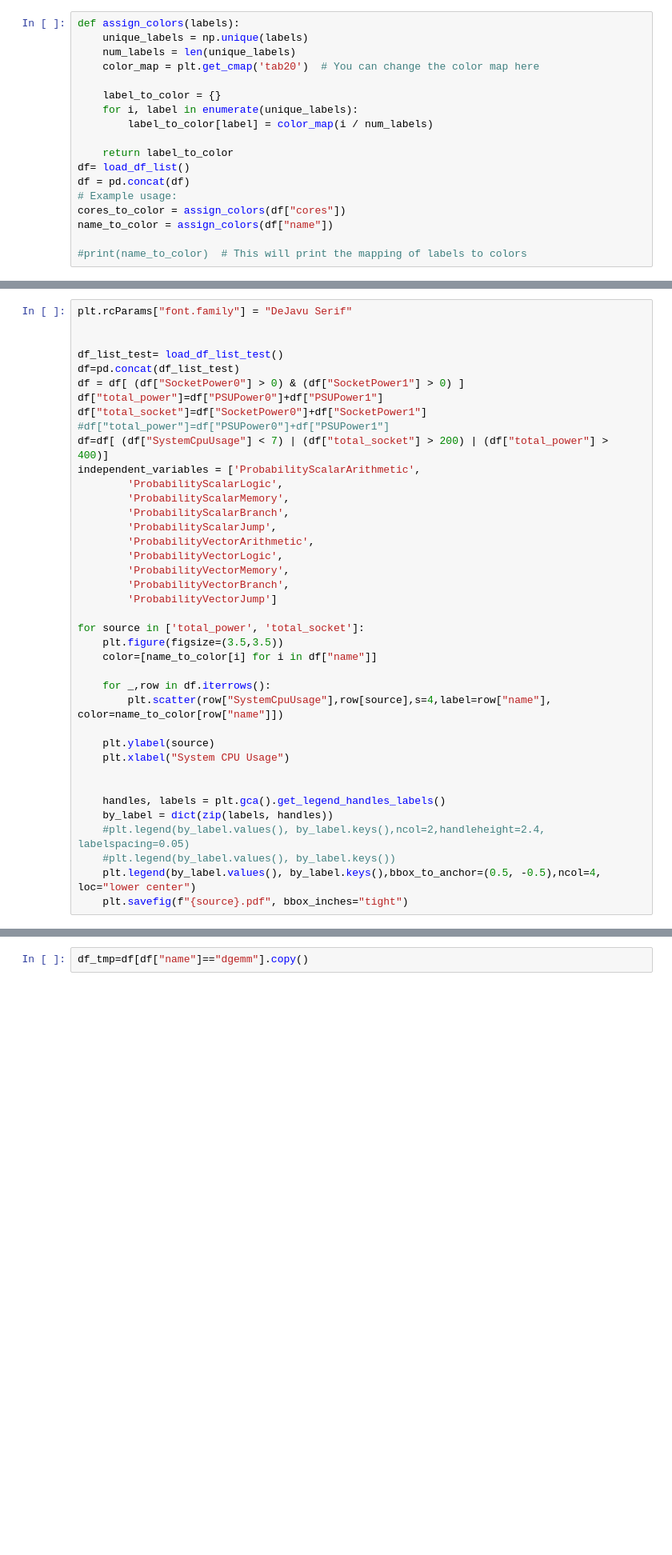
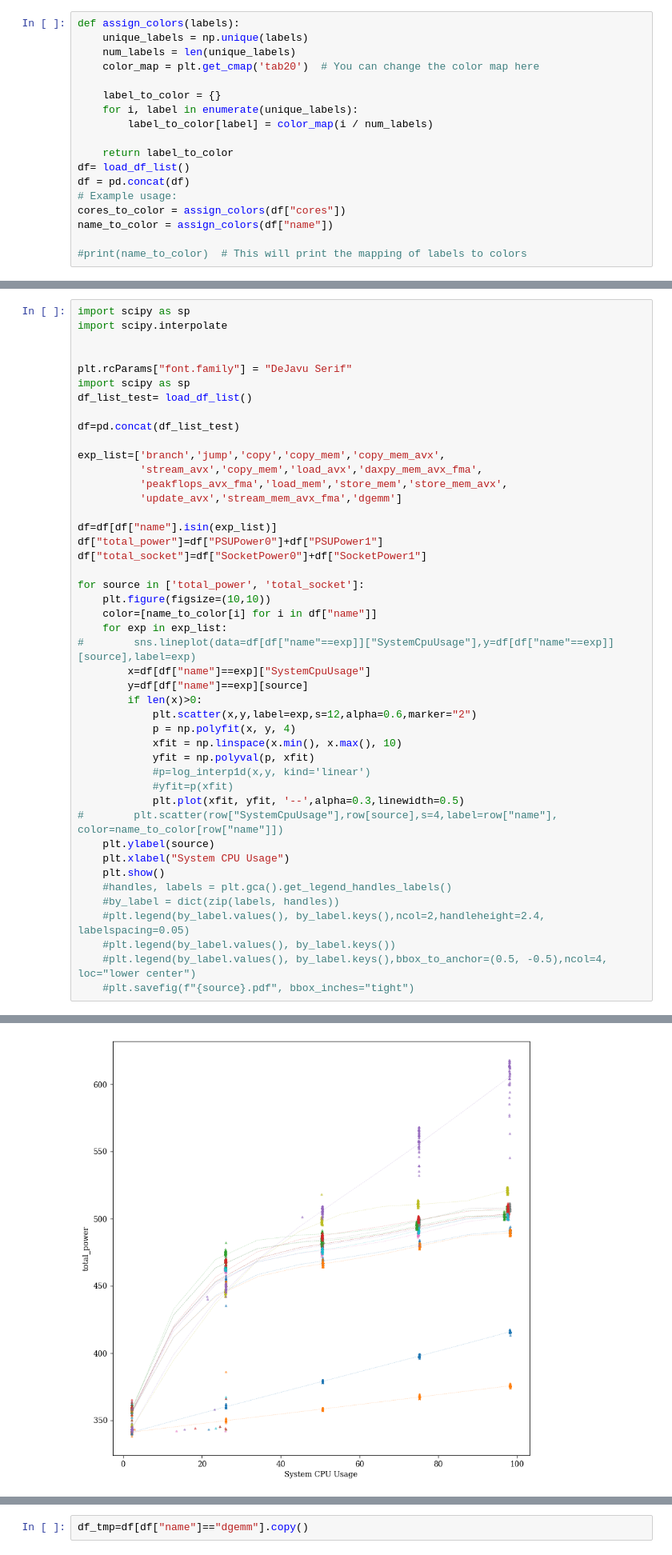
Before and after one commit to NiccoloTosato/PowerBenchmarks, a Jupyter notebook: final_plot_model.ipynb, the cells around one changed output, grey strips where cells are left out. Shown at 80% size. Cells and saved outputs as stored; diff of their text form; blank space fills up the shorter version.

```diff
--- a/final_plot_model.ipynb
+++ b/final_plot_model.ipynb
@@ -218,40 +233,46 @@ plt.ylim([305,625])
 # %%
-plt.rcParams["font.family"] = "DeJavu Serif"
+import scipy as sp
+import scipy.interpolate
 
 
-df_list_test= load_df_list_test()
+plt.rcParams["font.family"] = "DeJavu Serif"
+import scipy as sp
+df_list_test= load_df_list()
+
 df=pd.concat(df_list_test)
-df = df[ (df["SocketPower0"] > 0) & (df["SocketPower1"] > 0) ]
+
+exp_list=['branch','jump','copy','copy_mem','copy_mem_avx',
+          'stream_avx','copy_mem','load_avx','daxpy_mem_avx_fma',
+          'peakflops_avx_fma','load_mem','store_mem','store_mem_avx',
+          'update_avx','stream_mem_avx_fma','dgemm']
+
+df=df[df["name"].isin(exp_list)]
 df["total_power"]=df["PSUPower0"]+df["PSUPower1"]
 df["total_socket"]=df["SocketPower0"]+df["SocketPower1"]
-#df["total_power"]=df["PSUPower0"]+df["PSUPower1"]
-df=df[ (df["SystemCpuUsage"] < 7) | (df["total_socket"] > 200) | (df["total_power"] > 400)]
-independent_variables = ['ProbabilityScalarArithmetic',
-        'ProbabilityScalarLogic',
-        'ProbabilityScalarMemory',
-        'ProbabilityScalarBranch',
-        'ProbabilityScalarJump',
-        'ProbabilityVectorArithmetic',
-        'ProbabilityVectorLogic',
-        'ProbabilityVectorMemory',
-        'ProbabilityVectorBranch',
-        'ProbabilityVectorJump']
 
 for source in ['total_power', 'total_socket']:
-    plt.figure(figsize=(3.5,3.5))
+    plt.figure(figsize=(10,10))
     color=[name_to_color[i] for i in df["name"]]
-
-    for _,row in df.iterrows():
-        plt.scatter(row["SystemCpuUsage"],row[source],s=4,label=row["name"], color=name_to_color[row["name"]])
-
+    for exp in exp_list:
+#        sns.lineplot(data=df[df["name"==exp]]["SystemCpuUsage"],y=df[df["name"==exp]][source],label=exp)
+        x=df[df["name"]==exp]["SystemCpuUsage"]
+        y=df[df["name"]==exp][source]
+        if len(x)>0:
+            plt.scatter(x,y,label=exp,s=12,alpha=0.6,marker="2")
+            p = np.polyfit(x, y, 4)
+            xfit = np.linspace(x.min(), x.max(), 10)
+            yfit = np.polyval(p, xfit)
+            #p=log_interp1d(x,y, kind='linear')
+            #yfit=p(xfit)
+            plt.plot(xfit, yfit, '--',alpha=0.3,linewidth=0.5)
+#        plt.scatter(row["SystemCpuUsage"],row[source],s=4,label=row["name"], color=name_to_color[row["name"]])
     plt.ylabel(source)
     plt.xlabel("System CPU Usage")
-
-
-    handles, labels = plt.gca().get_legend_handles_labels()
-    by_label = dict(zip(labels, handles))
+    plt.show()
+    #handles, labels = plt.gca().get_legend_handles_labels()
+    #by_label = dict(zip(labels, handles))
     #plt.legend(by_label.values(), by_label.keys(),ncol=2,handleheight=2.4, labelspacing=0.05)
     #plt.legend(by_label.values(), by_label.keys())
-    plt.legend(by_label.values(), by_label.keys(),bbox_to_anchor=(0.5, -0.5),ncol=4, loc="lower center")
-    plt.savefig(f"{source}.pdf", bbox_inches="tight")
+    #plt.legend(by_label.values(), by_label.keys(),bbox_to_anchor=(0.5, -0.5),ncol=4, loc="lower center")
+    #plt.savefig(f"{source}.pdf", bbox_inches="tight")
 # %% [output]
@@ -258,0 +279 @@ NameError: name 'load_df_list_test' is not defined
+[figure, added]
```
Also changed, not shown: parts of 17 cells of this notebook.
